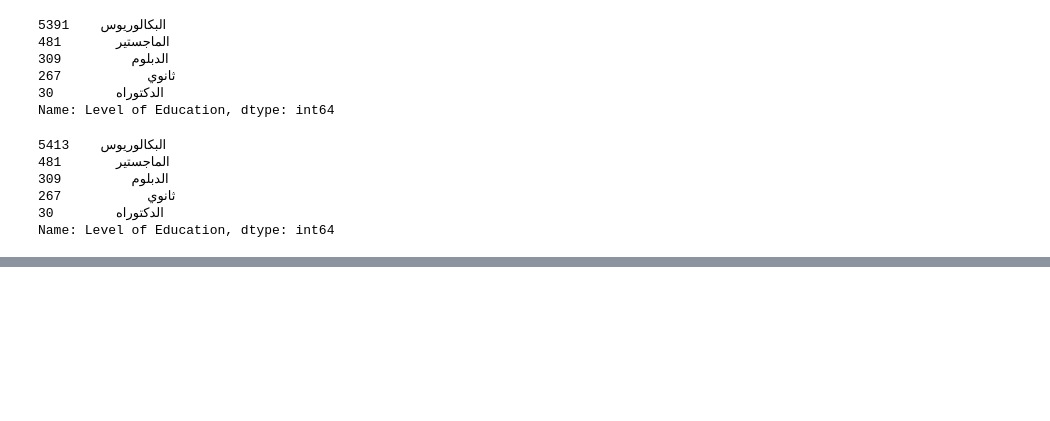
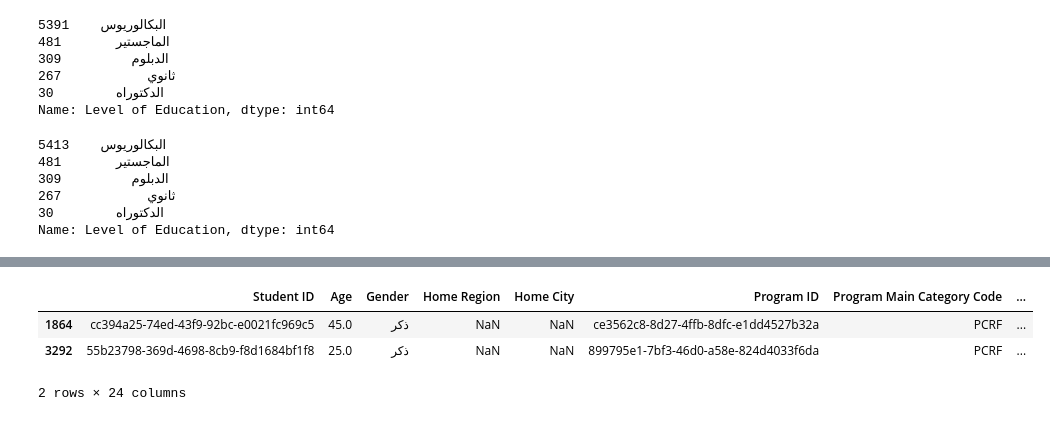
Before and after one commit to AbdullahAljubran/Elite-Training-Programs, a Jupyter notebook: main.ipynb, the cells around one changed output, grey strips where cells are left out. Drawn from its saved outputs; the diff is of its cells as text; code cells hidden in the pictures; blank space fills up the shorter version.

```diff
--- a/main.ipynb
+++ b/main.ipynb
@@ -159,0 +162,3 @@ df.shape
+# %%
+df['Program Start Date']=pd.to_datetime(df['Program Start Date'])
+df['Program End Date']=pd.to_datetime(df['Program End Date'])
@@ -223,0 +287,23 @@ Name: Level of Education, dtype: int64
+# %%
+def fill_sub_category(row):
+    main_category = row['Program Main Category Code']
+    sub_categories = row['Program Sub Category Code']
+
+    # Handle case where sub_categories is a single NaN float
+    if pd.isna(sub_categories):
+        return [main_category]
+
+    # Ensure sub_categories is always treated as a list
+    if not isinstance(sub_categories, list):
+        sub_categories = [sub_categories]
+
+    # If all values are nan, fill with main category
+    if all(pd.isna(x) for x in sub_categories):
+        return [main_category] * len(sub_categories)
+
+    # Replace nan values with first non-nan value if exists, otherwise main category
+    first_non_nan = next((x for x in sub_categories if not pd.isna(x)), main_category)
+    return [first_non_nan if pd.isna(x) else x for x in sub_categories]
+
+# Apply the function to fill nan values
+df['Program Sub Category Code'] = df.apply(fill_sub_category, axis=1)
@@ -223,0 +347,9 @@ Name: Level of Education, dtype: int64
+# %%
+# Home Region, Home City
+# There is only 2 null records in Home Region, and they are also nulls in Home City thought, we will drop them
+df[df['Home Region'].isnull()]
+# %% [output]
+|  | Student ID | Age | Gender | Home Region | Home City | Program ID | Program Main Category Code | ... |
+| 1864 | cc394a25-74ed-43f9-92bc-e0021fc969c5 | 45.0 | ذكر | NaN | NaN | ce3562c8-8d27-4ffb-8dfc-e1dd4527b32a | PCRF | ... |
+| 3292 | 55b23798-369d-4698-8cb9-f8d1684bf1f8 | 25.0 | ذكر | NaN | NaN | 899795e1-7bf3-46d0-a58e-824d4033f6da | PCRF | ... |
+2 rows × 24 columns
```
Also changed, not shown: parts of 13 cells of this notebook.
